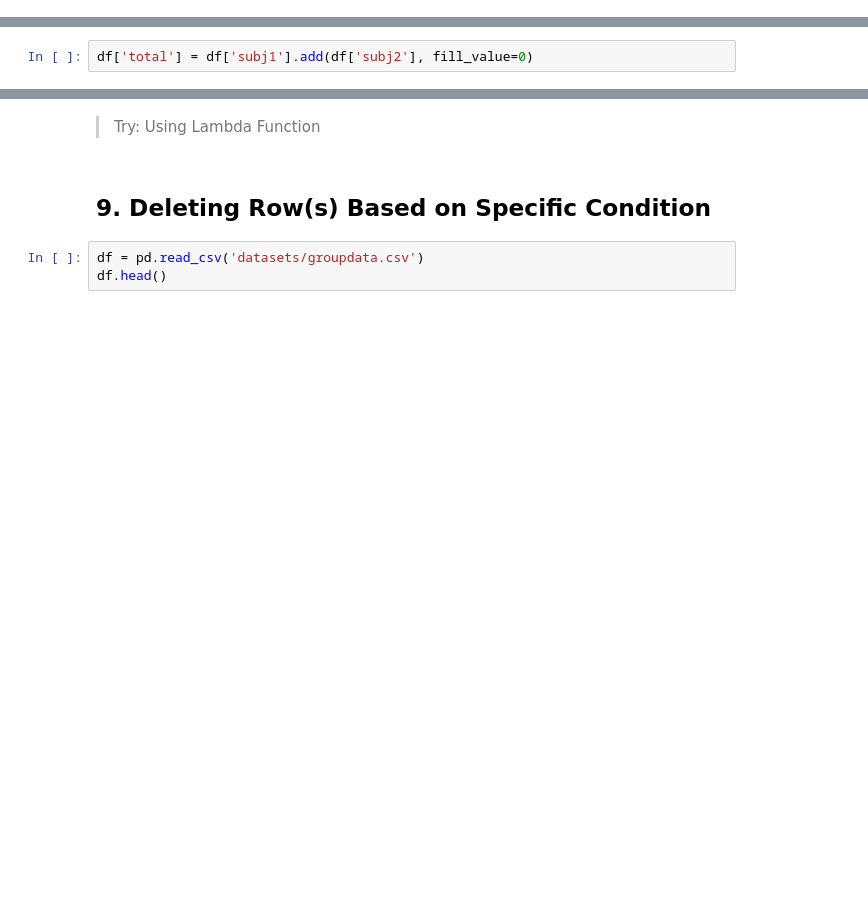
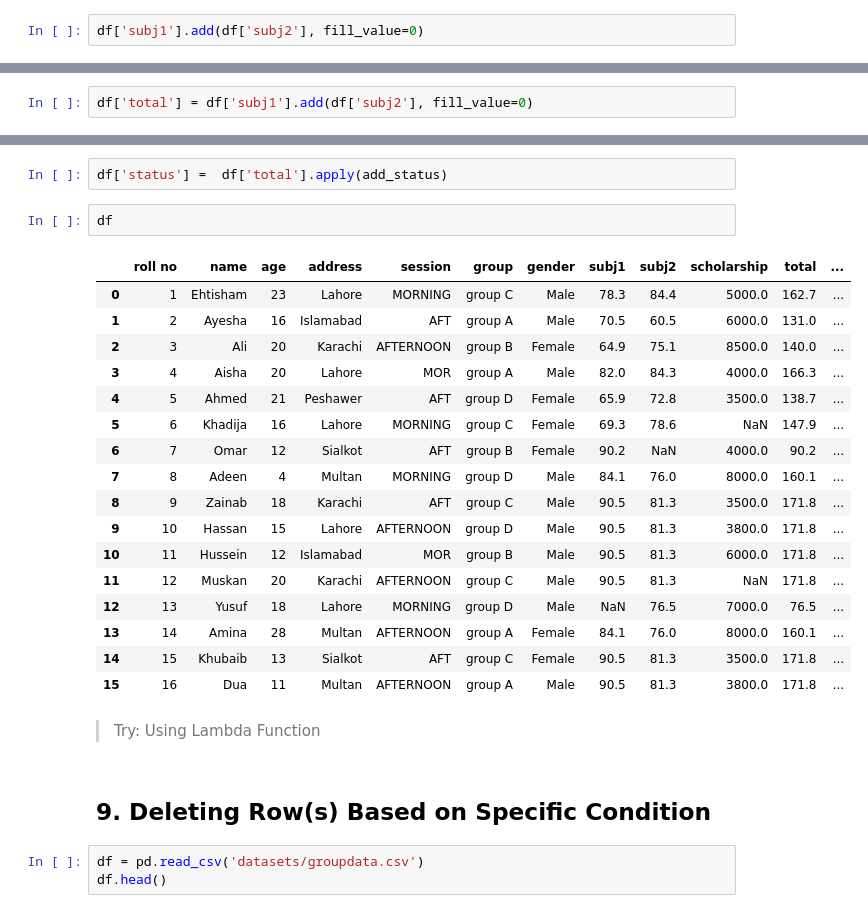
Before and after one commit to ehtisham-sadiq/Python-Backend, a Jupyter notebook: NumPy_Pandas_Tutorials/DataFrame_Modification.ipynb, the cells around one changed output, grey strips where cells are left out. Cells and saved outputs as stored; diff of their text form; blank space fills up the shorter version.

```diff
--- a/NumPy_Pandas_Tutorials/DataFrame_Modification.ipynb
+++ b/NumPy_Pandas_Tutorials/DataFrame_Modification.ipynb
@@ -1222,0 +1644,2 @@ df[['subj1','subj2']]
+# %%
+df['subj1'].add(df['subj2'], fill_value=0)
@@ -1234,3 +1700,25 @@ df['status'] = df['total'].apply(add_status)
+# %%
+df['status'] =  df['total'].apply(add_status)
+# %%
+df
+# %% [output]
+|  | roll no | name | age | address | session | group | gender | subj1 | subj2 | scholarship | total | ... |
+| 0 | 1 | Ehtisham | 23 | Lahore | MORNING | group C | Male | 78.3 | 84.4 | 5000.0 | 162.7 | ... |
+| 1 | 2 | Ayesha | 16 | Islamabad | AFT | group A | Male | 70.5 | 60.5 | 6000.0 | 131.0 | ... |
+| 2 | 3 | Ali | 20 | Karachi | AFTERNOON | group B | Female | 64.9 | 75.1 | 8500.0 | 140.0 | ... |
+| 3 | 4 | Aisha | 20 | Lahore | MOR | group A | Male | 82.0 | 84.3 | 4000.0 | 166.3 | ... |
+| 4 | 5 | Ahmed | 21 | Peshawer | AFT | group D | Female | 65.9 | 72.8 | 3500.0 | 138.7 | ... |
+| 5 | 6 | Khadija | 16 | Lahore | MORNING | group C | Female | 69.3 | 78.6 | NaN | 147.9 | ... |
+| 6 | 7 | Omar | 12 | Sialkot | AFT | group B | Female | 90.2 | NaN | 4000.0 | 90.2 | ... |
+| 7 | 8 | Adeen | 4 | Multan | MORNING | group D | Male | 84.1 | 76.0 | 8000.0 | 160.1 | ... |
+| 8 | 9 | Zainab | 18 | Karachi | AFT | group C | Male | 90.5 | 81.3 | 3500.0 | 171.8 | ... |
+| 9 | 10 | Hassan | 15 | Lahore | AFTERNOON | group D | Male | 90.5 | 81.3 | 3800.0 | 171.8 | ... |
+| 10 | 11 | Hussein | 12 | Islamabad | MOR | group B | Male | 90.5 | 81.3 | 6000.0 | 171.8 | ... |
+| 11 | 12 | Muskan | 20 | Karachi | AFTERNOON | group C | Male | 90.5 | 81.3 | NaN | 171.8 | ... |
+| 12 | 13 | Yusuf | 18 | Lahore | MORNING | group D | Male | NaN | 76.5 | 7000.0 | 76.5 | ... |
+| 13 | 14 | Amina | 28 | Multan | AFTERNOON | group A | Female | 84.1 | 76.0 | 8000.0 | 160.1 | ... |
+| 14 | 15 | Khubaib | 13 | Sialkot | AFT | group C | Female | 90.5 | 81.3 | 3500.0 | 171.8 | ... |
+| 15 | 16 | Dua | 11 | Multan | AFTERNOON | group A | Male | 90.5 | 81.3 | 3800.0 | 171.8 | ... |
 # %% [markdown]
 > Try: Using Lambda Function
 # %% [markdown]
```
Also changed, not shown: parts of 62 cells of this notebook, 7 other files.
